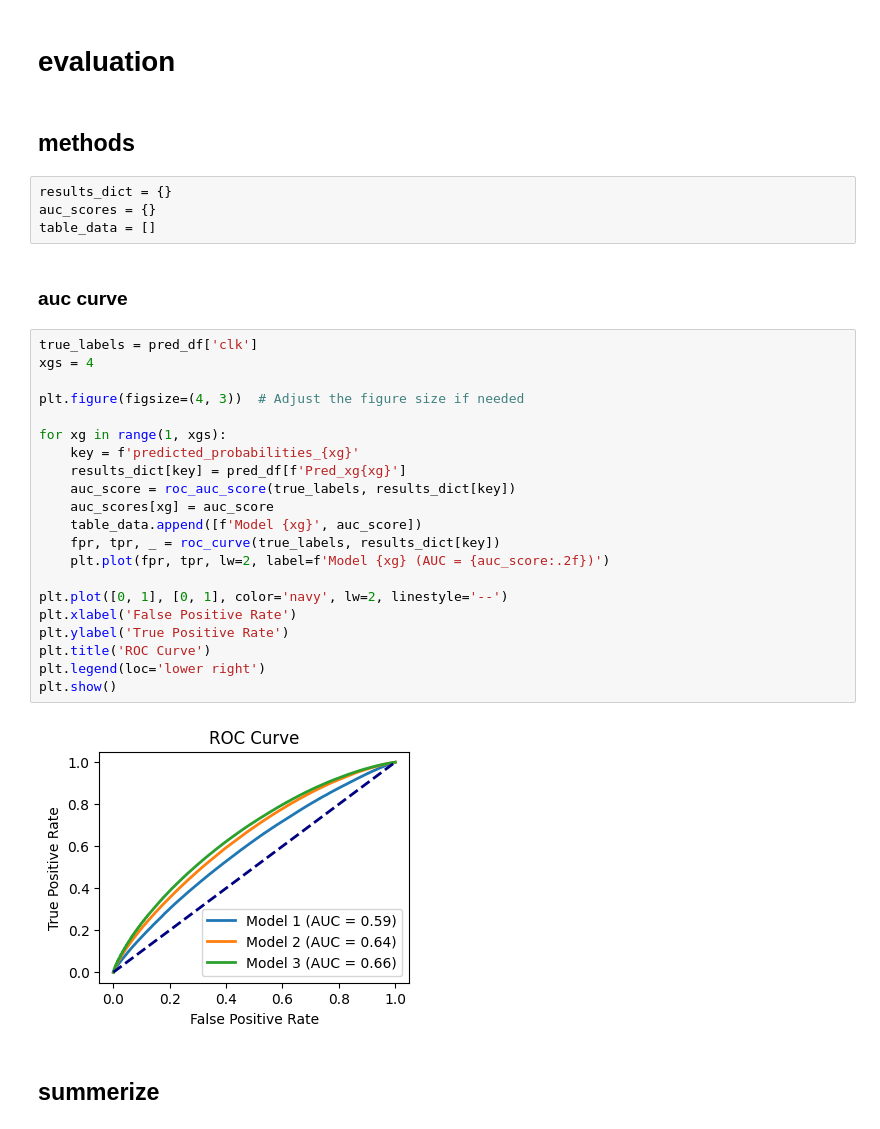
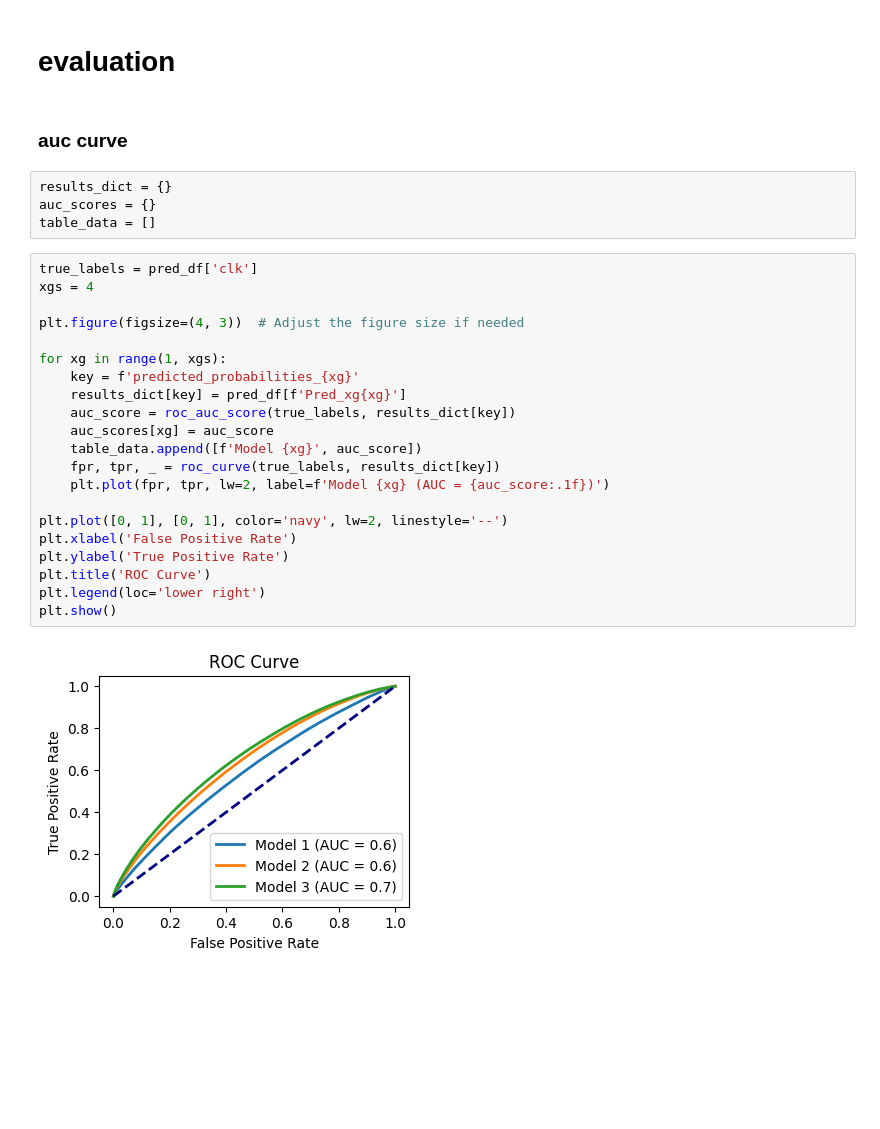
Before and after one commit to Shahla9/Ad-click-prediction, a Jupyter notebook: notebooks/evaluation.ipynb, the cells around one changed output. Saved outputs shown, nothing was run; the diff lists cells and outputs as text; blank space fills up the shorter version.

```diff
--- a/notebooks/evaluation.ipynb
+++ b/notebooks/evaluation.ipynb
@@ -40,36 +40,32 @@ pred_df
 7753755 rows × 37 columns
 # %% [markdown]
 # evaluation
-# %% [markdown]
-## methods
-# %%
-results_dict = {}
-auc_scores = {}
-table_data = []
 # %% [markdown]
 ### auc curve
+# %%
+results_dict = {}
+auc_scores = {}
+table_data = []
 # %%
 true_labels = pred_df['clk']
 xgs = 4
 
 plt.figure(figsize=(4, 3))  # Adjust the figure size if needed
 
 for xg in range(1, xgs):
     key = f'predicted_probabilities_{xg}'
     results_dict[key] = pred_df[f'Pred_xg{xg}']
     auc_score = roc_auc_score(true_labels, results_dict[key])
     auc_scores[xg] = auc_score
     table_data.append([f'Model {xg}', auc_score])
     fpr, tpr, _ = roc_curve(true_labels, results_dict[key])
-    plt.plot(fpr, tpr, lw=2, label=f'Model {xg} (AUC = {auc_score:.2f})')
+    plt.plot(fpr, tpr, lw=2, label=f'Model {xg} (AUC = {auc_score:.1f})')
 
 plt.plot([0, 1], [0, 1], color='navy', lw=2, linestyle='--')
 plt.xlabel('False Positive Rate')
 plt.ylabel('True Positive Rate')
 plt.title('ROC Curve')
 plt.legend(loc='lower right')
 plt.show()
 # %% [output]
-[figure, old version]
+[figure, new version]
-# %% [markdown]
-## summerize
```
Also changed, not shown: parts of 1 cell of this notebook, 1 other file.
